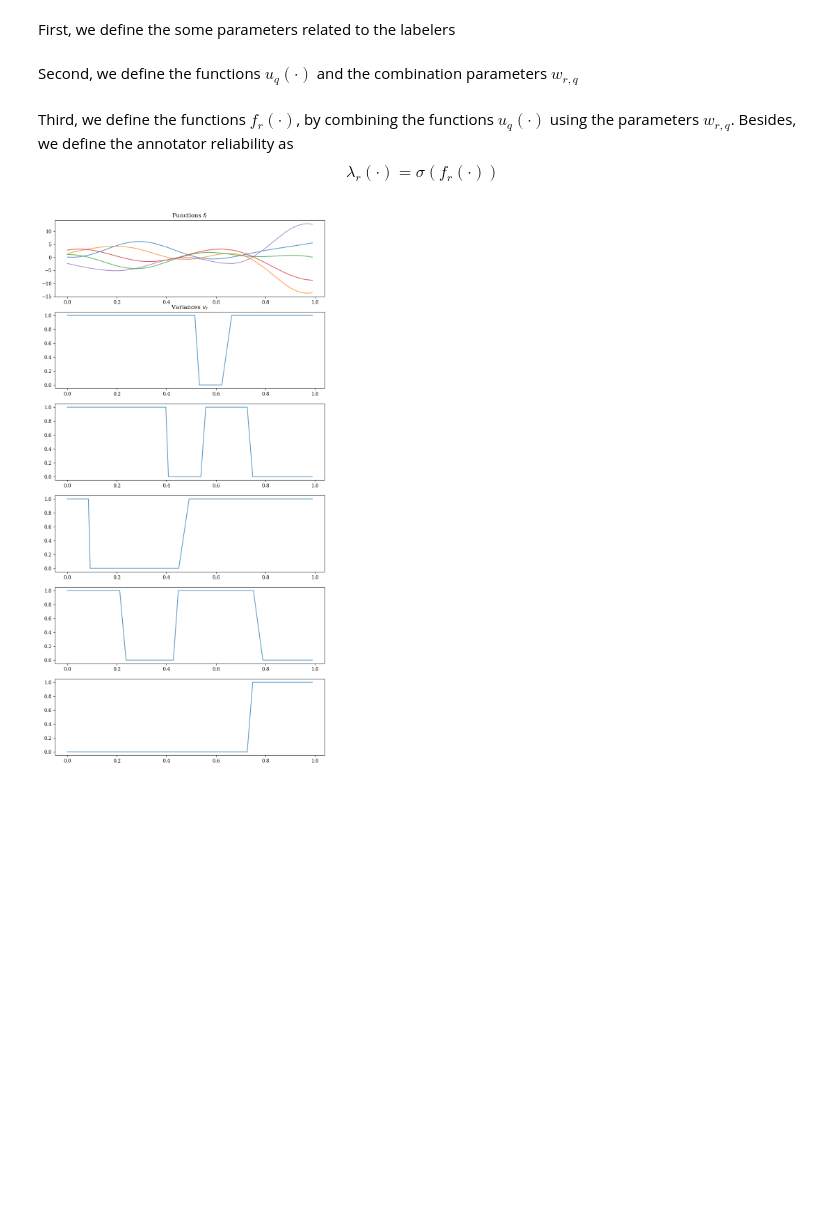
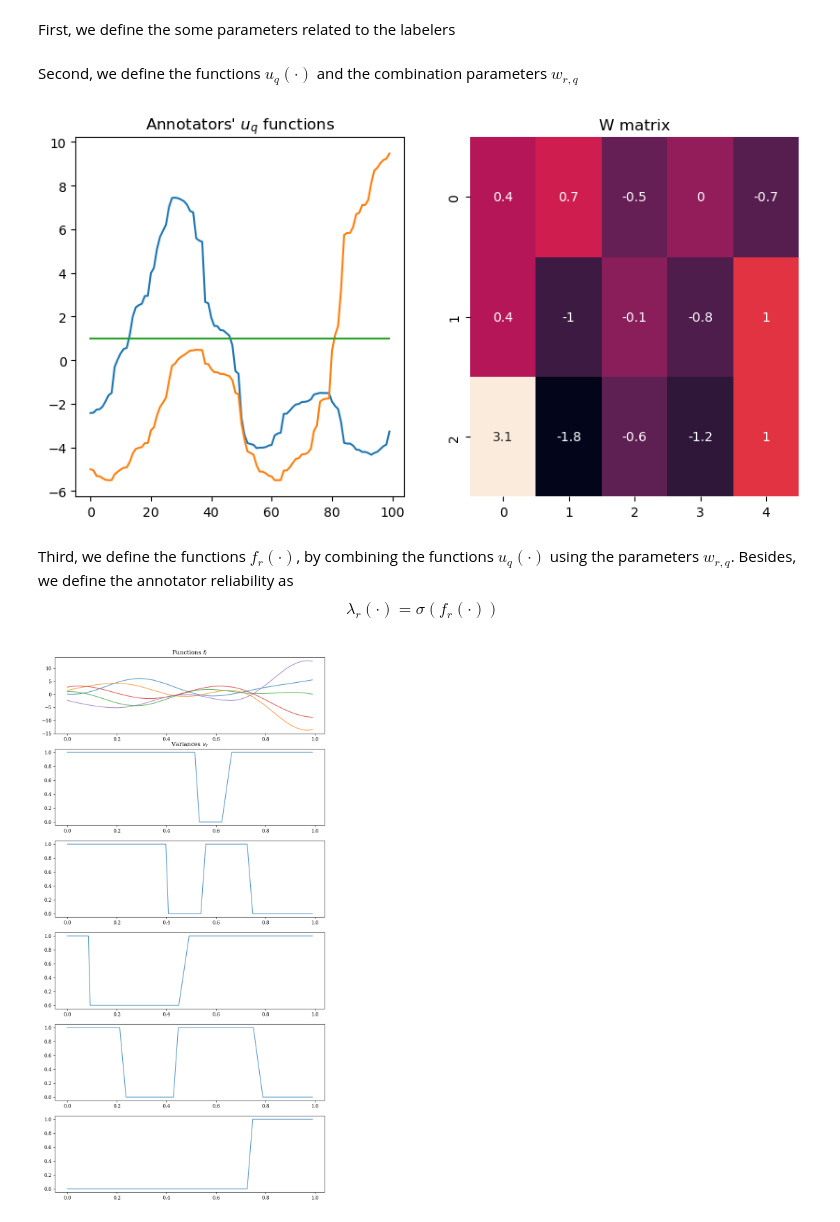
Before and after one commit to blotero/CCGPMA, a Jupyter notebook: notebooks/DemoMA_MCClassifiction_CCGP.ipynb, the cells around one changed output. Cells and saved outputs as stored; diff of their text form; code cells hidden in the pictures; blank space fills up the shorter version.

```diff
--- a/notebooks/DemoMA_MCClassifiction_CCGP.ipynb
+++ b/notebooks/DemoMA_MCClassifiction_CCGP.ipynb
@@ -152,22 +158,33 @@ Second, we define the functions $u_q(\cdot)$ and the combination parameters $w_{
 # %%
 u_q = np.empty((Xtrain.shape[0],3))
 u_q[:,0,None] = 4.5*np.cos(2*np.pi*Xtrain + 1.5*np.pi) - \
                            3*np.sin(4.3*np.pi*Xtrain + 0.3*np.pi)
 
 u_q[:,1,None] = 4.5*np.cos(1.5*np.pi*Xtrain + 0.5*np.pi) + \
                    5*np.sin(3*np.pi*Xtrain + 1.5*np.pi)
 
 u_q[:,2,None] = 1
 
 W = []
 # q=1
 Wq1 = np.array(([[0.4],[0.7],[-0.5],[0],[-0.7]]))
 W.append(Wq1)
 # q=2
 Wq2 = np.array(([[0.4],[-1.0],[-0.1],[-0.8],[1.0]]))
 W.append(Wq2)
 Wq3 = np.array(([[3.1],[-1.8],[-0.6],[-1.2],[1.0]]))
 W.append(Wq3)
+
+plt.figure(figsize=(10,5))
+plt.subplot(121)
+plt.plot(u_q)
+plt.title("Annotators' $u_q$ functions")
+plt.subplot(122)
+sns.heatmap(np.array(W)[:,:,0], annot=True, cbar=False)
+plt.title("W matrix")
+plt.show()
+# %% [output]
+[figure, added]
 # %% [markdown]
 Third, we define the functions $f_r(\cdot)$, by combining the functions $u_q(\cdot)$ using the parameters $w_{r,q}$. Besides, we define the annotator reliability as $$\lambda_{r}(\cdot) = \sigma({f_r(\cdot)})$$
 # %%
```
Also changed, not shown: parts of 3 cells of this notebook.
